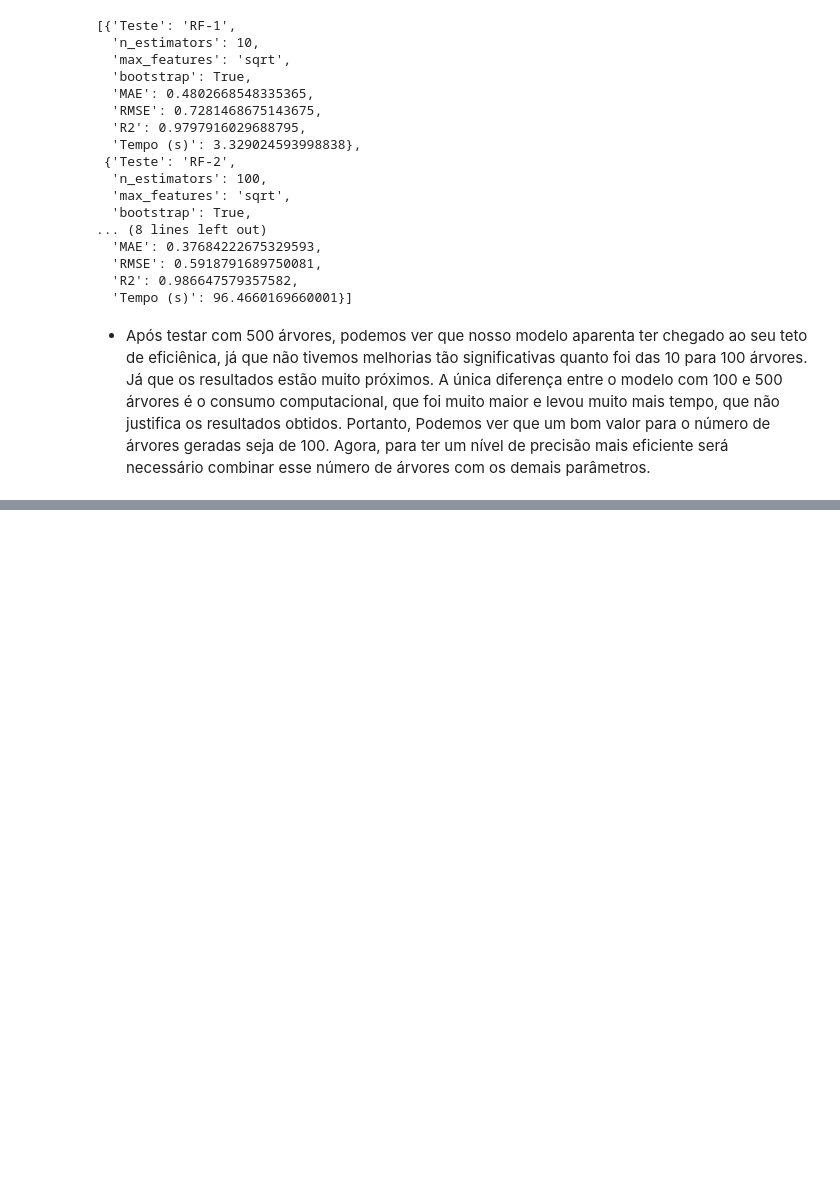
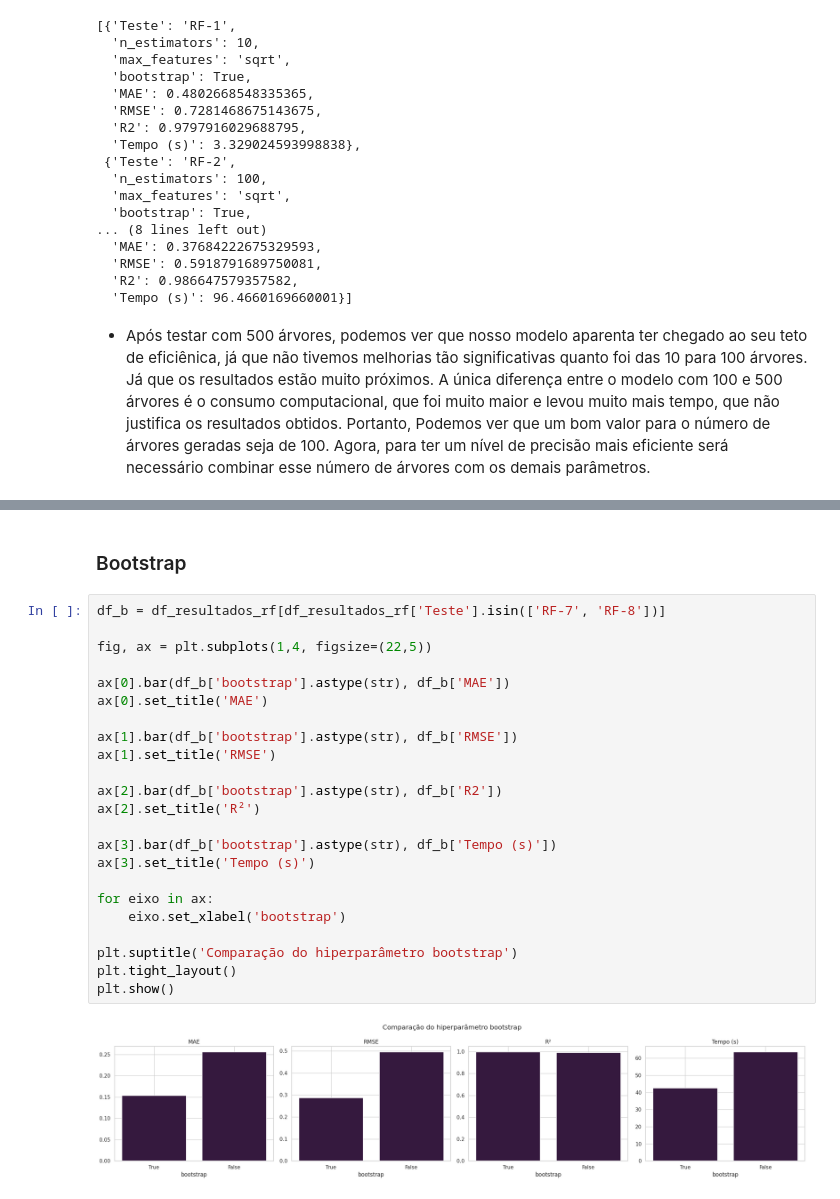
Before and after one commit to Ronaldo-Junior1/analise-dados-atividade2, a Jupyter notebook: RandomForestRegressor_SupportVectorRegressor.ipynb, the cells around one changed output, grey strips where cells are left out. Saved outputs shown, nothing was run; the diff lists cells and outputs as text; blank space fills up the shorter version.

```diff
--- a/RandomForestRegressor_SupportVectorRegressor.ipynb
+++ b/RandomForestRegressor_SupportVectorRegressor.ipynb
@@ -403,0 +826,27 @@ resultados_rf
+# %% [markdown]
+### Bootstrap
+# %%
+df_b = df_resultados_rf[df_resultados_rf['Teste'].isin(['RF-7', 'RF-8'])]
+
+fig, ax = plt.subplots(1,4, figsize=(22,5))
+
+ax[0].bar(df_b['bootstrap'].astype(str), df_b['MAE'])
+ax[0].set_title('MAE')
+
+ax[1].bar(df_b['bootstrap'].astype(str), df_b['RMSE'])
+ax[1].set_title('RMSE')
+
+ax[2].bar(df_b['bootstrap'].astype(str), df_b['R2'])
+ax[2].set_title('R²')
+
+ax[3].bar(df_b['bootstrap'].astype(str), df_b['Tempo (s)'])
+ax[3].set_title('Tempo (s)')
+
+for eixo in ax:
+    eixo.set_xlabel('bootstrap')
+
+plt.suptitle('Comparação do hiperparâmetro bootstrap')
+plt.tight_layout()
+plt.show()
+# %% [output]
+[figure, added]
```
Also changed, not shown: parts of 23 cells of this notebook.
